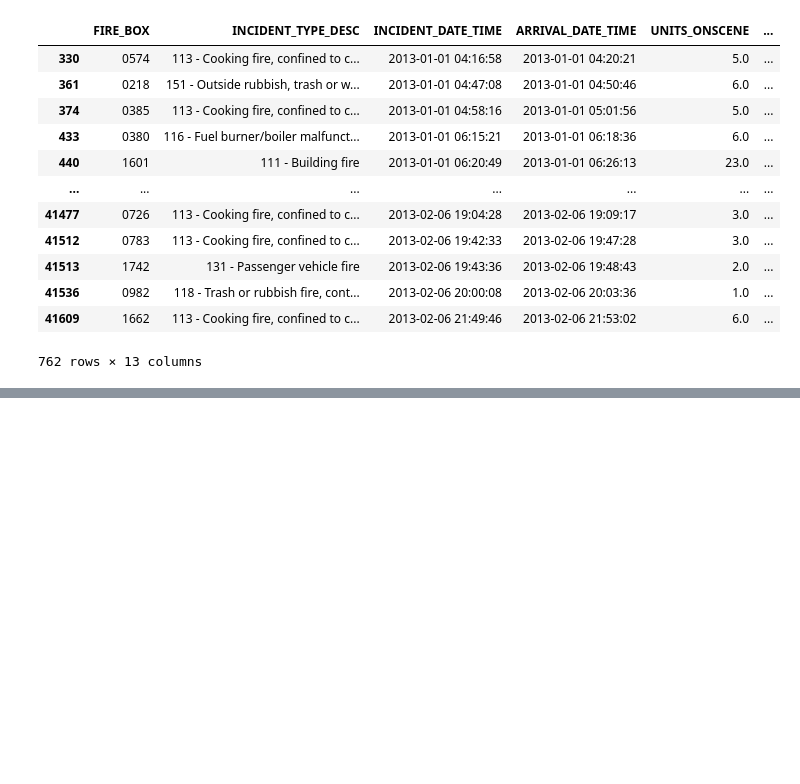
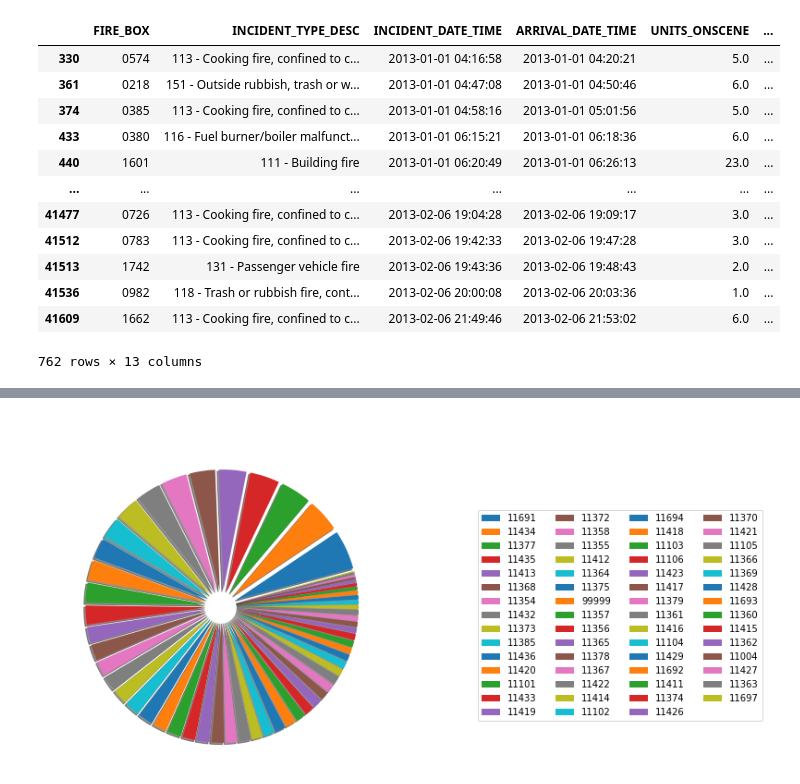
Before and after one commit to daiyanc/nyc_fires, a Jupyter notebook: data_visualization.ipynb, the cells around one changed output, grey strips where cells are left out. Saved outputs shown, nothing was run; the diff lists cells and outputs as text; code cells hidden in the pictures; blank space fills up the shorter version.

```diff
--- a/data_visualization.ipynb
+++ b/data_visualization.ipynb
@@ -371,0 +398,11 @@ manhattan
+# %%
+# Create dataframe - Queens
+queens_df = df[df['BOROUGH_DESC'] == '5 - Queens']
+nomi = pgeocode.Nominatim('US')
+queens_df.drop(['LATITUDE', 'LONGITUDE'], axis=1)
+query = nomi.query_postal_code(queens_df['ZIP_CODE'].values)
+queens_df['LATITUDE'] = query['latitude']
+queens_df['LONGITUDE'] = query['longitude']
+queens_df.dropna(subset=['LATITUDE'], inplace=True)
+queens_df.dropna(subset=['LONGITUDE'], inplace=True)
+queens_df
@@ -371,0 +446,11 @@ manhattan
+# %%
+# Pie Chart - Queens
+queens_labels = queens_df['ZIP_CODE'].value_counts().index.tolist()
+queens_explode = [0.2] * len(queens_labels)
+plt.pie(queens_df['ZIP_CODE'].value_counts(), labels=queens_labels, radius=1.5, shadow=True,
+textprops={'color':'w'}, explode=queens_explode, startangle=15)
+plt.title('Queens Fires 2013-2018 by Zipcode', color='w', y=1.35)
+plt.legend(queens_labels, bbox_to_anchor=(1.75, 1), ncol=4)
+plt.show()
+# %% [output]
+[figure, added]
```
Also changed, not shown: parts of 12 cells of this notebook.
